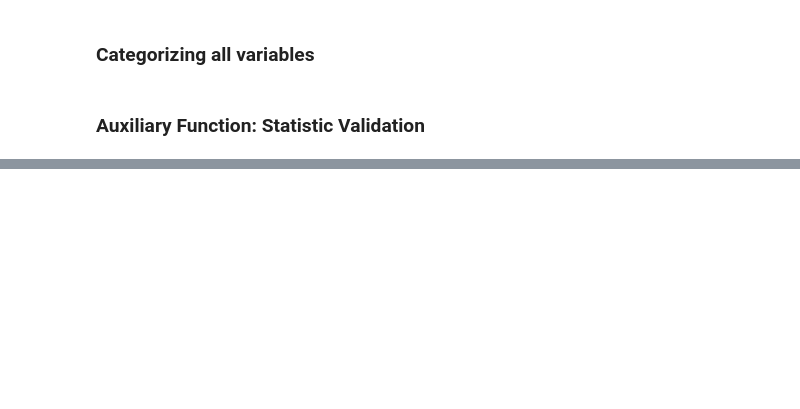
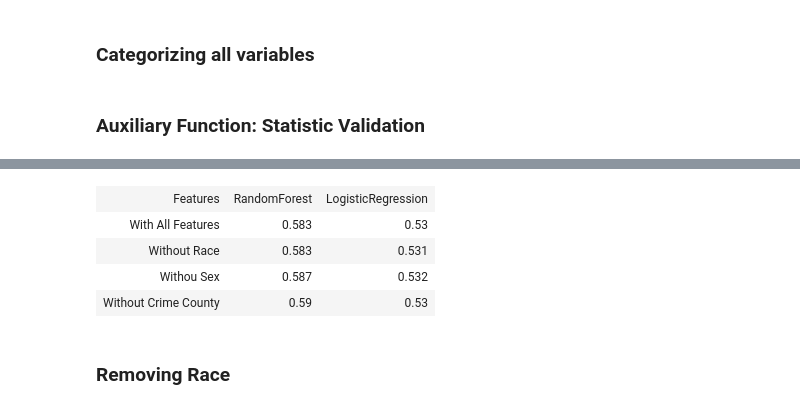
Before and after one commit to lucasgsfelix/Parole-Problem-HCML, a Jupyter notebook: 4-Parole Dataset/Pre-Processing.ipynb, the cells around one changed output, grey strips where cells are left out. Saved outputs shown, nothing was run; the diff lists cells and outputs as text; code cells hidden in the pictures; blank space fills up the shorter version.

```diff
--- a/4-Parole Dataset/Pre-Processing.ipynb
+++ b/4-Parole Dataset/Pre-Processing.ipynb
@@ -408,0 +517,17 @@ AttributeError: 'LogisticRegression' object has no attribute 'feature_importance
+# %%
+from IPython.display import HTML, display
+import tabulate
+table = [['Features', 'RandomForest', 'LogisticRegression'],
+         ['With All Features', 0.583, 0.53],
+         ['Without Race', 0.583, 0.531],
+         ['Withou Sex', 0.587, 0.532],
+         ['Without Crime County', 0.59, 0.53]]
+display(HTML(tabulate.tabulate(table, tablefmt='html')))
+# %% [output]
+| Features | RandomForest | LogisticRegression |
+| With All Features | 0.583 | 0.53 |
+| Without Race | 0.583 | 0.531 |
+| Withou Sex | 0.587 | 0.532 |
+| Without Crime County | 0.59 | 0.53 |
+# %% [markdown]
+### Removing Race
```
Also changed, not shown: parts of 41 cells of this notebook.
